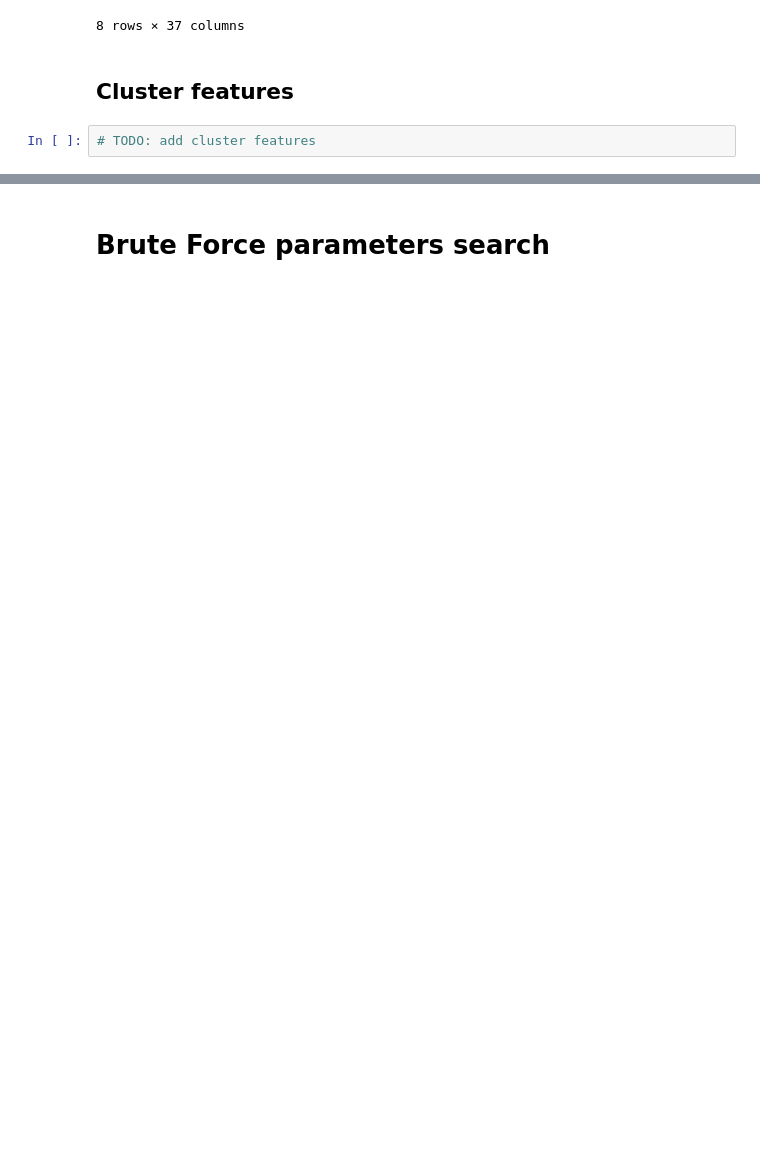
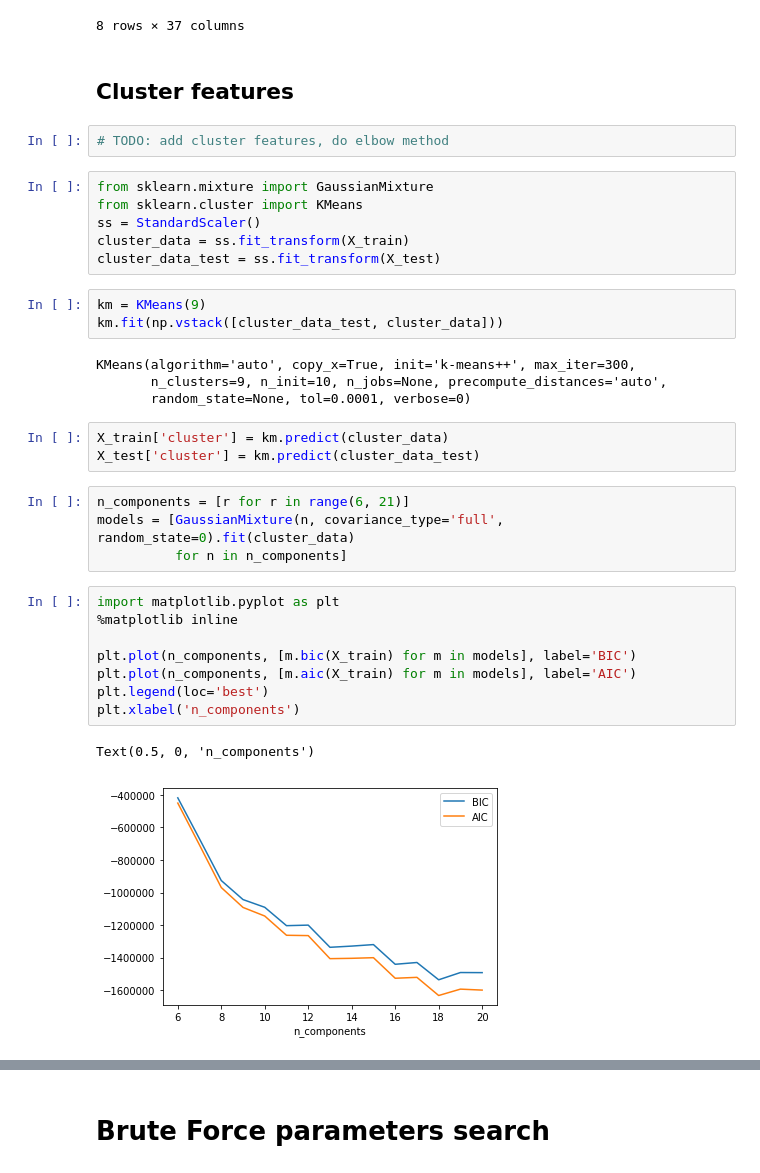
Before and after one commit to IvanBrasilico/kaggle-forest-types, a Jupyter notebook: Feature Extraction + Classifier for class 1 & 2 + Cluster + Ensemble.ipynb, the cells around one changed output, grey strips where cells are left out. Drawn from its saved outputs; the diff is of its cells as text; blank space fills up the shorter version.

```diff
--- a/Feature Extraction + Classifier for class 1 & 2 + Cluster + Ensemble.ipynb
+++ b/Feature Extraction + Classifier for class 1 & 2 + Cluster + Ensemble.ipynb
@@ -170,4 +172,35 @@ X.describe()
 # %% [markdown]
 ## Cluster features
 # %%
-# TODO: add cluster features
+# TODO: add cluster features, do elbow method
+# %%
+from sklearn.mixture import GaussianMixture
+from sklearn.cluster import KMeans
+ss = StandardScaler()
+cluster_data = ss.fit_transform(X_train)
+cluster_data_test = ss.fit_transform(X_test)
+# %%
+km = KMeans(9)
+km.fit(np.vstack([cluster_data_test, cluster_data]))
+# %% [output]
+KMeans(algorithm='auto', copy_x=True, init='k-means++', max_iter=300,
+       n_clusters=9, n_init=10, n_jobs=None, precompute_distances='auto',
+       random_state=None, tol=0.0001, verbose=0)
+# %%
+X_train['cluster'] = km.predict(cluster_data)
+X_test['cluster'] = km.predict(cluster_data_test)
+# %%
+n_components = [r for r in range(6, 21)]
+models = [GaussianMixture(n, covariance_type='full', random_state=0).fit(cluster_data)
+          for n in n_components]
+# %%
+import matplotlib.pyplot as plt
+%matplotlib inline
+
+plt.plot(n_components, [m.bic(X_train) for m in models], label='BIC')
+plt.plot(n_components, [m.aic(X_train) for m in models], label='AIC')
+plt.legend(loc='best')
+plt.xlabel('n_components')
+# %% [output]
+Text(0.5, 0, 'n_components')
+[figure, added]
```
Also changed, not shown: parts of 21 cells of this notebook, 2 other files.
